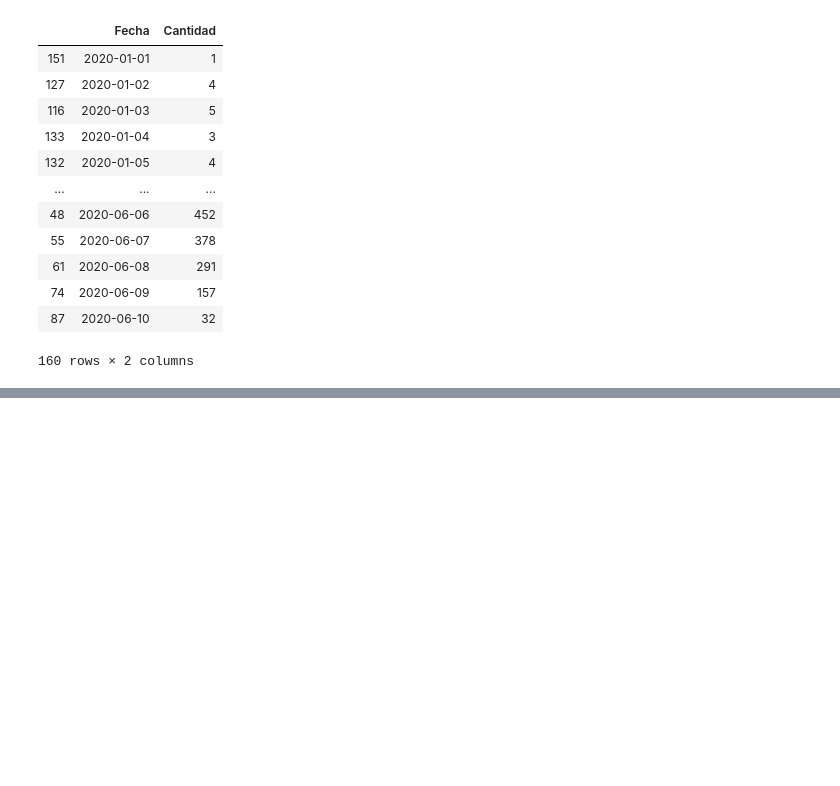
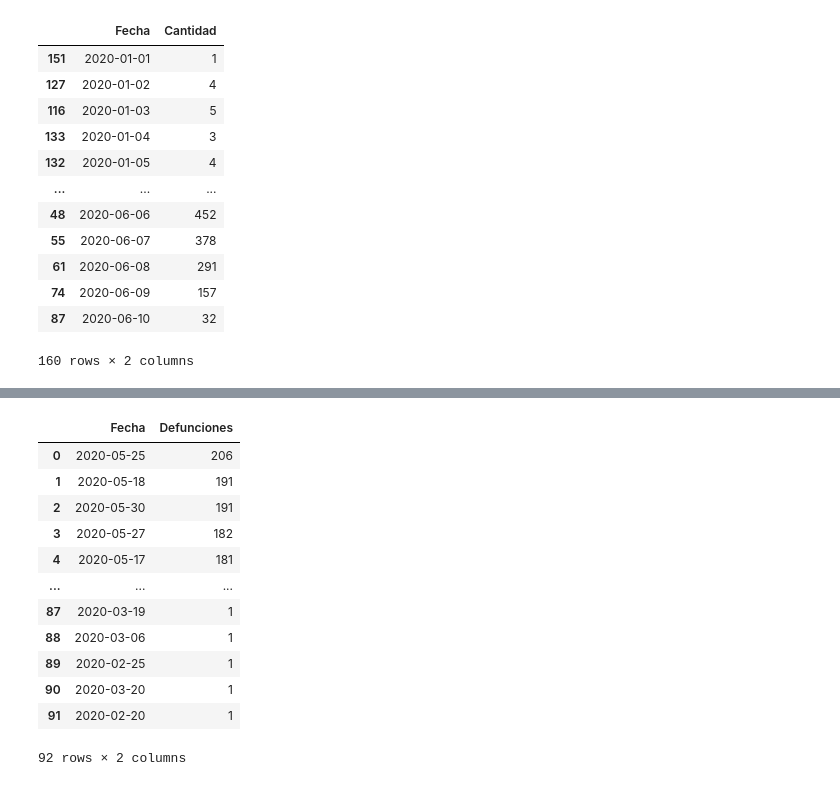
Before and after one commit to artthuro6/Covid-19, a Jupyter notebook: Diabetes covid.ipynb, the cells around one changed output, grey strips where cells are left out. Cells and saved outputs as stored; diff of their text form; code cells hidden in the pictures; blank space fills up the shorter version.

```diff
--- a/Diabetes covid.ipynb
+++ b/Diabetes covid.ipynb
@@ -292,0 +318,16 @@ plt.plot(d_sintomas["Fecha"],d_sintomas["Cantidad"])
+# %%
+d_def
+# %% [output]
+|  | Fecha | Defunciones |
+| 0 | 2020-05-25 | 206 |
+| 1 | 2020-05-18 | 191 |
+| 2 | 2020-05-30 | 191 |
+| 3 | 2020-05-27 | 182 |
+| 4 | 2020-05-17 | 181 |
+| ... | ... | ... |
+| 87 | 2020-03-19 | 1 |
+| 88 | 2020-03-06 | 1 |
+| 89 | 2020-02-25 | 1 |
+| 90 | 2020-03-20 | 1 |
+| 91 | 2020-02-20 | 1 |
+92 rows × 2 columns
```
Also changed, not shown: parts of 13 cells of this notebook.
